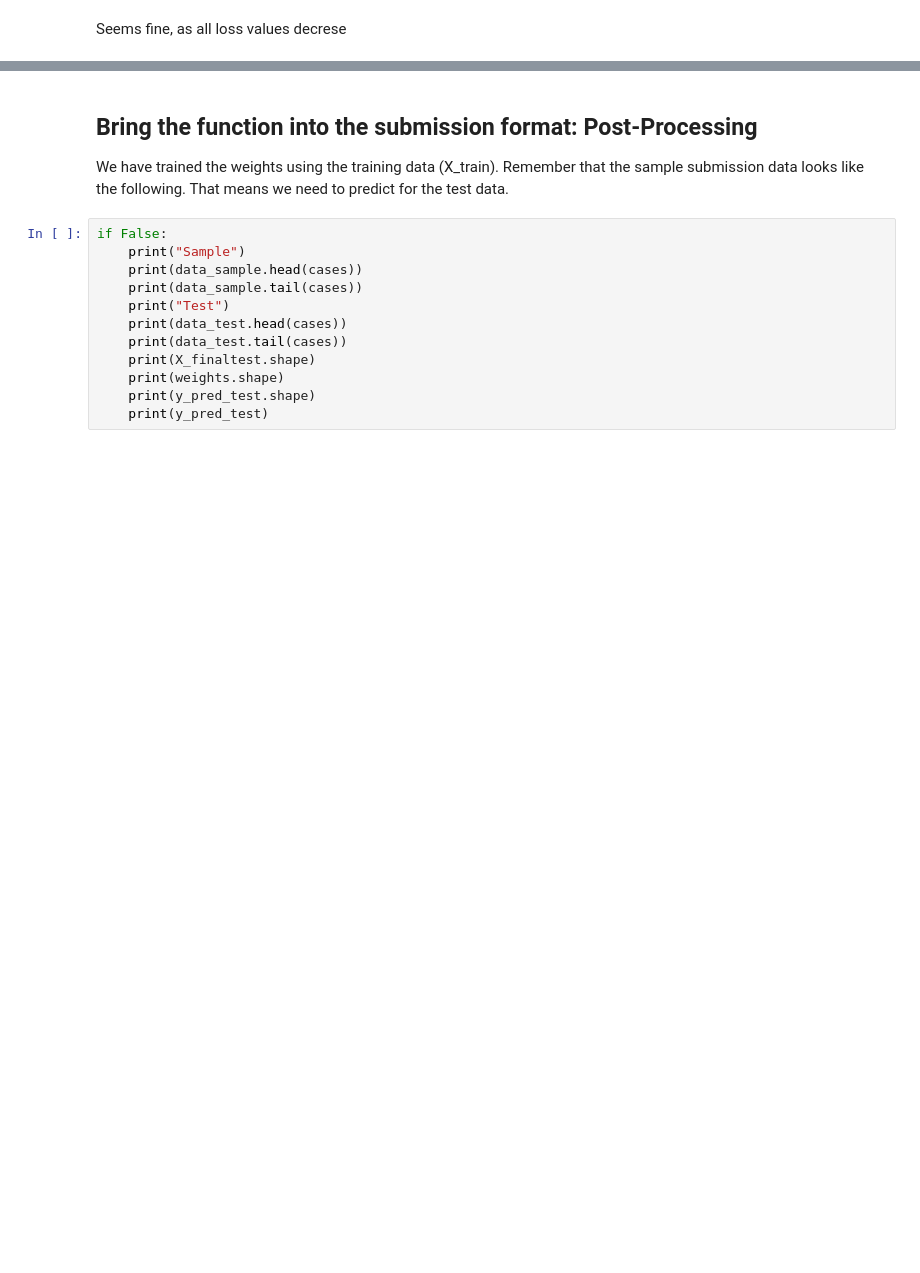
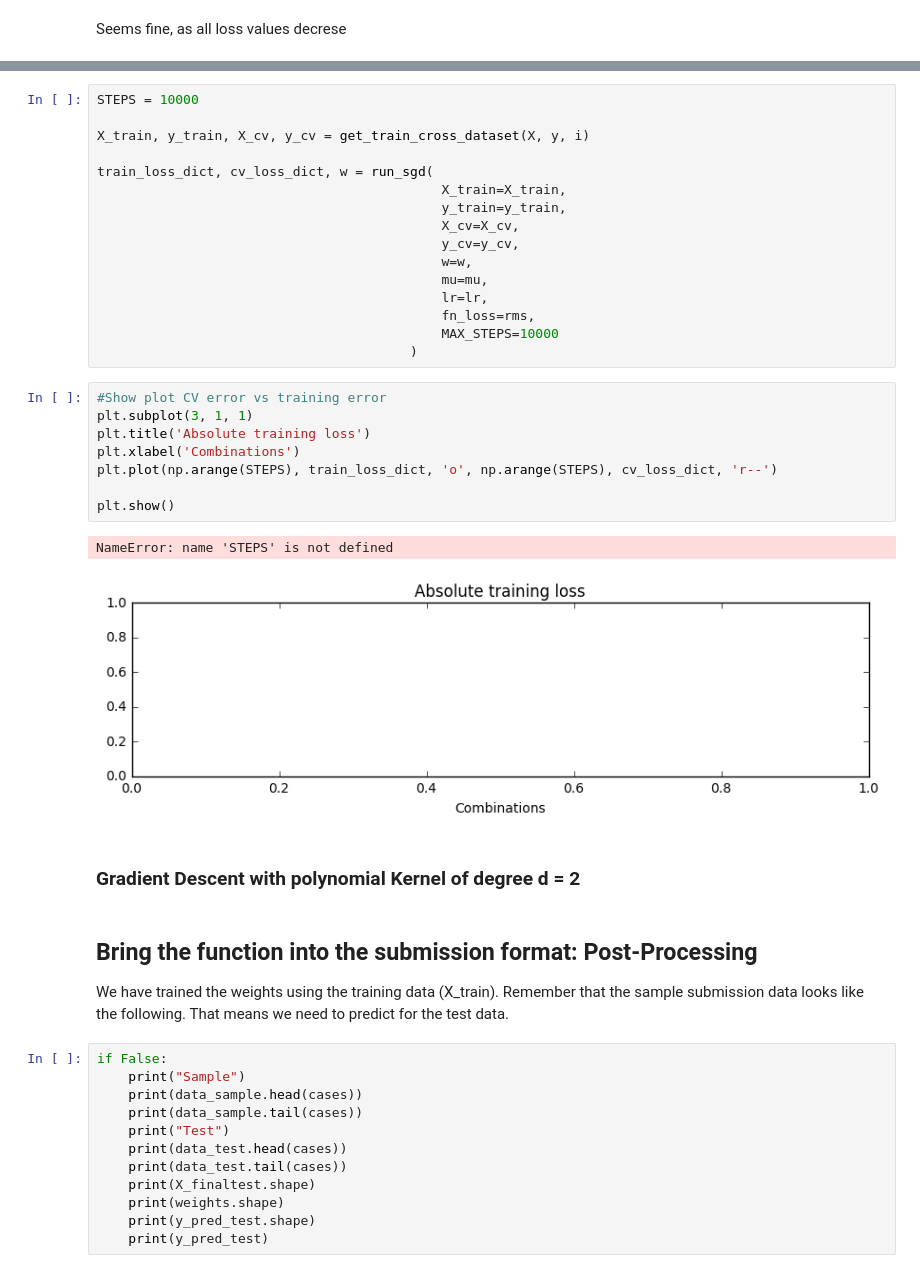
Before and after one commit to yenicelik/baklavaboiz, a Jupyter notebook: task1_ow9d8s/Task 1.ipynb, the cells around one changed output, grey strips where cells are left out. Cells and saved outputs as stored; diff of their text form; blank space fills up the shorter version.

```diff
--- a/task1_ow9d8s/Task 1.ipynb
+++ b/task1_ow9d8s/Task 1.ipynb
@@ -266,3 +282,32 @@ print("Minimizing lr and mu: ", para_dict[index])
+# %%
+STEPS = 10000
+
+X_train, y_train, X_cv, y_cv = get_train_cross_dataset(X, y, i)
+
+train_loss_dict, cv_loss_dict, w = run_sgd(
+                                            X_train=X_train,
+                                            y_train=y_train,
+                                            X_cv=X_cv,
+                                            y_cv=y_cv,
+                                            w=w,
+                                            mu=mu,
+                                            lr=lr,
+                                            fn_loss=rms,
+                                            MAX_STEPS=10000
+                                        )
+# %%
+#Show plot CV error vs training error
+plt.subplot(3, 1, 1)
+plt.title('Absolute training loss')
+plt.xlabel('Combinations')
+plt.plot(np.arange(STEPS), train_loss_dict, 'o', np.arange(STEPS), cv_loss_dict, 'r--')
+
+plt.show()
+# %% [output]
+NameError: name 'STEPS' is not defined
+[figure, added]
+# %% [markdown]
+### Gradient Descent with polynomial Kernel of degree d = 2
 # %% [markdown]
 ## Bring the function into the submission format: Post-Processing
 We have trained the weights using the training data (X_train). Remember that the sample submission data looks like the following. That means we need to predict for the test data.
```
Also changed, not shown: parts of 9 cells of this notebook, 3 other files.
